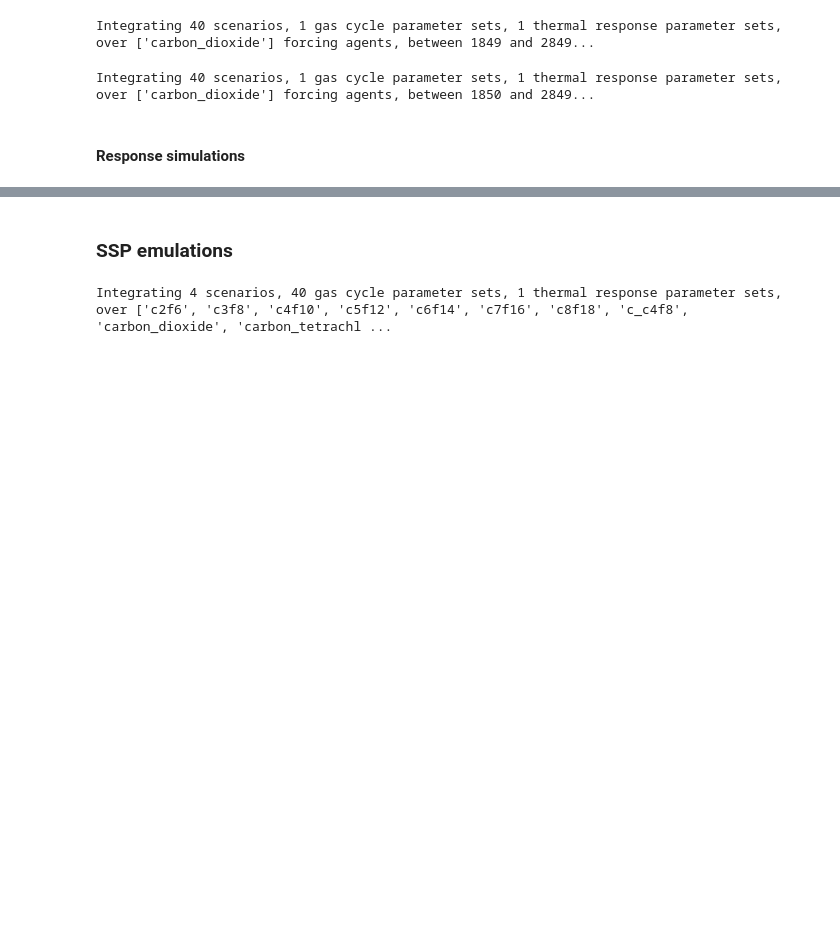
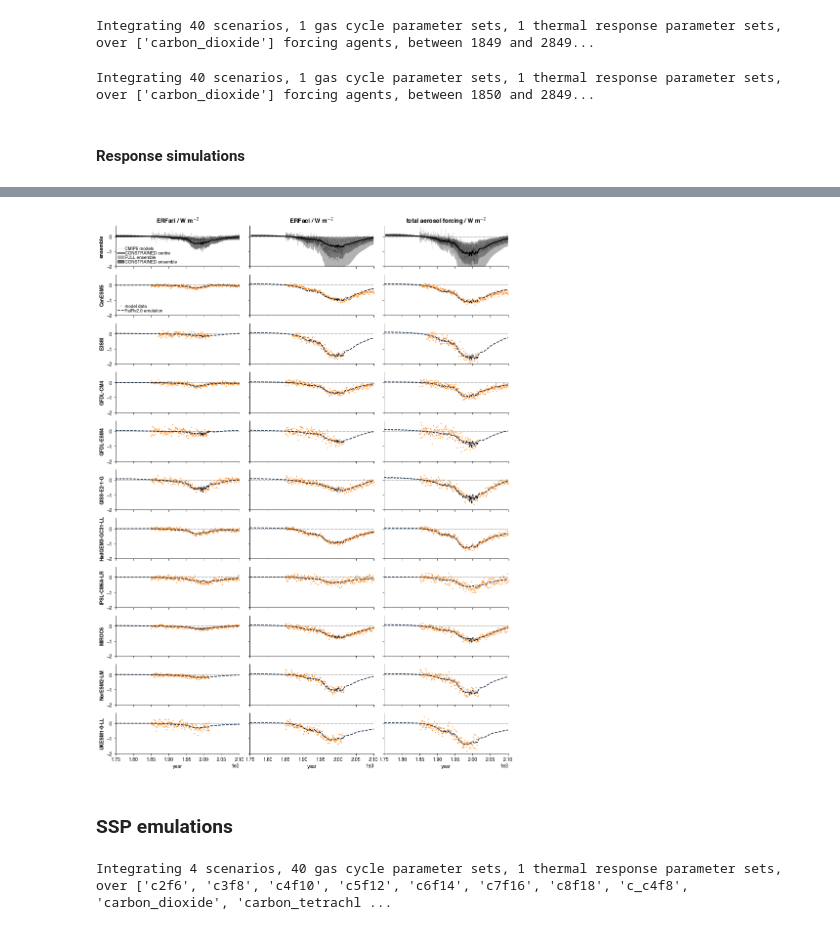
Before and after one commit to njleach/GIR, a Jupyter notebook: GIR/notebooks/CMIP6_emulation.ipynb, the cells around one changed output, grey strips where cells are left out. Saved outputs shown, nothing was run; the diff lists cells and outputs as text; code cells hidden in the pictures; blank space fills up the shorter version.

```diff
--- a/GIR/notebooks/CMIP6_emulation.ipynb
+++ b/GIR/notebooks/CMIP6_emulation.ipynb
@@ -381,0 +342,7 @@ plt.tight_layout()
+# %%
+RCMIP_aer_emms = RCMIP_emms.loc[('World','ssp245',['Emissions|BC','Emissions|OC','Emissions|Sulfur']),'1750':'2100'].droplevel((0,1)).interpolate(axis=1).T.apply(pd.to_numeric)
+RCMIP_aer_emms.columns=['bc','oc','so2']
+RCMIP_aer_emms-=RCMIP_aer_emms.loc['1750']
+CMIP6_aer_forc_zip = ZipFile('/home/leachl/Documents/Simple_models/FaIR_v2-0/GIR/tmp/aer_forc_CMIP6.zip')
+CMIP6_aer_forc_fnames = [x.filename for x in CMIP6_aer_forc_zip.infolist()]
+CMIP6_aer_forc = pd.concat([pd.read_csv(CMIP6_aer_forc_zip.open(x),index_col=0) for x in CMIP6_aer_forc_fnames],axis=1,keys=[x.split('.')[0] for x in CMIP6_aer_forc_fnames])
@@ -381,0 +399,80 @@ plt.tight_layout()
+# %%
+ari_timeseries_FULL = RCMIP_aer_emms.values@np.array([aribc_ens,arioc_ens,ariso2_ens])
+ari_timeseries_CON = RCMIP_aer_emms.values@np.array([aribc_ens_con,arioc_ens_con,ariso2_ens_con])
+aci_timeseries_FULL = np.array(beta_ens)[None] * np.log(1+RCMIP_aer_emms['so2'].values[:,None]/np.array(s_ens)[None]) + np.array(alpha_ens)[None] * (RCMIP_aer_emms['oc'].values[:,None]+RCMIP_aer_emms['bc'].values[:,None])
+aci_timeseries_CON = np.array(beta_ens_con)[None] * np.log(1+RCMIP_aer_emms['so2'].values[:,None]/np.array(s_ens_con)[None]) + np.array(alpha_ens_con)[None] * (RCMIP_aer_emms['oc'].values[:,None]+RCMIP_aer_emms['bc'].values[:,None])
+# %%
+## rebaseline to 1850 for consistency with the model data:
+RCMIP_aer_emms-=RCMIP_aer_emms.loc['1850']
+
+ari_timeseries_FULL -= ari_timeseries_FULL[100]
+ari_timeseries_CON -= ari_timeseries_CON[100]
+aci_timeseries_FULL -= aci_timeseries_FULL[100]
+aci_timeseries_CON -= aci_timeseries_CON[100]
+# %%
+fig,ax = plt.subplots(11,3,figsize=(12,16))
+
+ax[0,0].fill_between(np.arange(1750,2101),*np.quantile(ari_timeseries_FULL,[0.05,0.95],axis=1),lw=0,alpha=0.3,color='k')
+ax[0,0].fill_between(np.arange(1750,2101),*np.quantile(ari_timeseries_CON,[0.05,0.95],axis=1),lw=0,alpha=0.3,color='k')
+ax[0,0].plot(np.arange(1750,2101),np.quantile(ari_timeseries_CON,0.5,axis=1),color='k',lw=2)
+ax[0,0].plot(CMIP6_aer_forc.loc[:,(slice(None),['aprp_ERFariLW','aprp_ERFariSW'])].replace(np.nan,np.inf).groupby(level=0,axis=1).sum().replace(np.inf,np.nan),color='k',lw=0.1)
+
+ax[0,1].fill_between(np.arange(1750,2101),*np.quantile(aci_timeseries_FULL,[0.05,0.95],axis=1),lw=0,alpha=0.3,color='k')
+ax[0,1].fill_between(np.arange(1750,2101),*np.quantile(aci_timeseries_CON,[0.05,0.95],axis=1),lw=0,alpha=0.3,color='k')
+ax[0,1].plot(np.arange(1750,2101),np.quantile(aci_timeseries_CON,0.5,axis=1),color='k',lw=2)
+ax[0,1].plot(CMIP6_aer_forc.loc[:,(slice(None),['aprp_ERFaciLW','aprp_ERFaciSW'])].replace(np.nan,np.inf).groupby(level=0,axis=1).sum().replace(np.inf,np.nan),color='k',lw=0.1)
+
+ax[0,2].fill_between(np.arange(1750,2101),*np.quantile(aci_timeseries_FULL+ari_timeseries_FULL,[0.05,0.95],axis=1),lw=0,alpha=0.3,color='k')
+ax[0,2].fill_between(np.arange(1750,2101),*np.quantile(aci_timeseries_CON+ari_timeseries_CON,[0.05,0.95],axis=1),lw=0,alpha=0.3,color='k')
+ax[0,2].plot(np.arange(1750,2101),np.quantile(aci_timeseries_CON+ari_timeseries_CON,0.5,axis=1),color='k',lw=2)
+ax[0,2].plot(CMIP6_aer_forc.loc[:,(slice(None),['aprp_ERFaciLW','aprp_ERFaciSW','aprp_ERFariLW','aprp_ERFariSW'])].replace(np.nan,np.inf).groupby(level=0,axis=1).sum().replace(np.inf,np.nan),color='k',lw=0.1)
+
+ax[0,0].set_ylabel('ensemble',fontweight='bold')
+
+for i,model in enumerate(ERFari_params.index):
+
+    i+=1
+    FaIR_ari_parameterisation = (ERFari_params.loc[model] * RCMIP_aer_emms).sum(axis=1)
+    RFMIP_ari_data = CMIP6_aer_forc[model].dropna()[['aprp_ERFariLW','aprp_ERFariSW']].sum(axis=1)
+    ax[i,0].plot(RFMIP_ari_data.index,RFMIP_ari_data.values,'o',color=CMIP_color,ms=1)
+    ax[i,0].plot(np.arange(1750,2101),FaIR_ari_parameterisation.values,ls='--',color=emulation_color,lw=1.5)
+
+    FaIR_aci_parameterisation = (ERFaci_params.loc[model,'beta'] * np.log(1+RCMIP_aer_emms['so2']/ERFaci_params.loc[model,'s']) + ERFaci_params.loc[model,'alpha'] * (RCMIP_aer_emms[['bc','oc']].sum(axis=1)))
+    RFMIP_aci_data = CMIP6_aer_forc[model].dropna()[['aprp_ERFaciLW','aprp_ERFaciSW']].sum(axis=1)
+    ax[i,1].plot(RFMIP_aci_data.index,RFMIP_aci_data.values,'o',color=CMIP_color,ms=1)
+    ax[i,1].plot(np.arange(1750,2101),FaIR_aci_parameterisation.values,ls='--',color=emulation_color,lw=1.5)
+
+    ax[i,2].plot(RFMIP_aci_data.index,(RFMIP_aci_data+RFMIP_ari_data).values,'o',color=CMIP_color,ms=1)
+    ax[i,2].plot(np.arange(1750,2101),(FaIR_aci_parameterisation+FaIR_ari_parameterisation).values,ls='--',color=emulation_color,lw=1.5)
+
+    ax[i,0].set_ylabel(model,fontweight='bold')
+
+[a.axhline(0,lw=0.5,ls='--',color='k') for a in ax.flatten()]
+
+[a.set_xlim(1750,2100) for a in ax.flatten()]
+[a.set_ylim(-2,0.7) for a in ax[:,0]]
+[a.set_ylim(-2,0.7) for a in ax[:,1]]
+[a.set_ylim(-2,0.7) for a in ax[:,2]]
+[ax[0,i].set_title(x,fontweight='bold') for i,x in enumerate(['ERFari / W m$^{-2}$','ERFaci / W m$^{-2}$','total aerosol forcing / W m$^{-2}$'])]
+[a.tick_params(labelbottom=False) for a in ax[:-1].flatten()]
+[a.tick_params(labelleft=False) for a in ax[:,1:].flatten()]
+[a.spines[pos].set_visible(False) for pos in ['top','right'] for a in ax.flatten()]
+
+[a.set_xlabel('year') for a in ax[-1]]
+
+ax[0,0].plot([],[],color='k',lw=0.1,label='CMIP6 models')
+ax[0,0].fill_between([],[],color='k',lw=0,alpha=0.3,label='FULL ensemble')
+ax[0,0].fill_between([],[],color='k',lw=0,alpha=0.6,label='CONSTRAINED ensemble')
+ax[0,0].plot([],[],color='k',lw=2,label='CONSTRAINED centre')
+
+ax[0,0].legend(loc='lower left',prop={'size': 9},labelspacing=0,borderpad=0,handlelength=1.5,handletextpad=0.1)
+
+ax[1,0].plot([],[],'o',color=CMIP_color,ms=1,label='model data')
+ax[1,0].plot([],[],ls='--',color=emulation_color,lw=1.5,label='FaIRv2.0 emulation')
+
+ax[1,0].legend(loc='lower left',prop={'size': 9},labelspacing=0,borderpad=0,handlelength=1.5,handletextpad=0.1)
+
+plt.tight_layout()
+
+[fig.savefig('/home/leachl/Documents/Simple_models/FaIR_v2-0_paper/Plots/CMIP6_aer_emulation.'+x,bbox_inches='tight',dpi=600) for x in ['png','pdf','svg']]
+# %% [output]
@@ -382,3 +480,4 @@ plt.tight_layout()
+[figure, added]
 # %% [markdown]
 ### SSP emulations
 # %%
```
Also changed, not shown: parts of 18 cells of this notebook, 12 other files.
